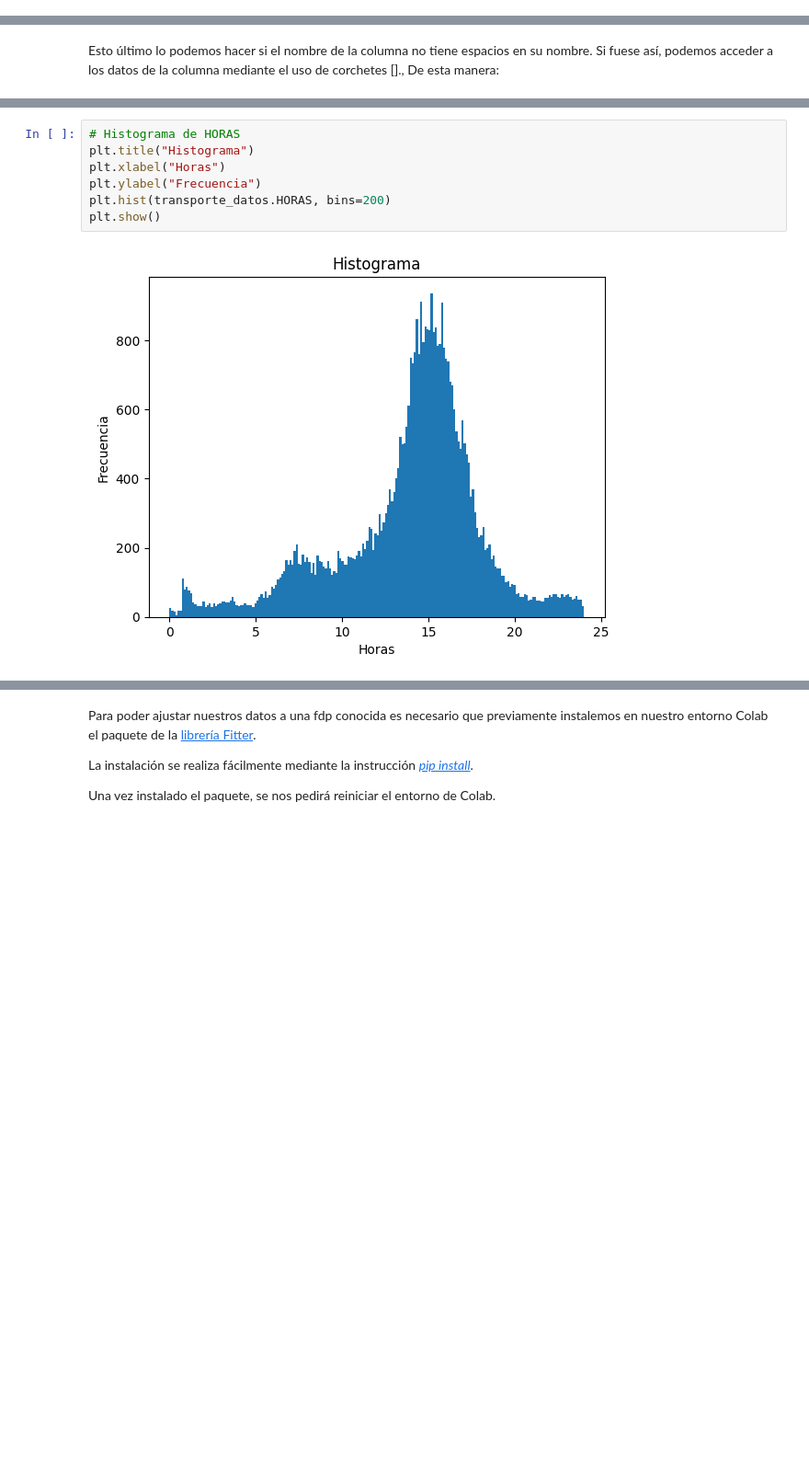
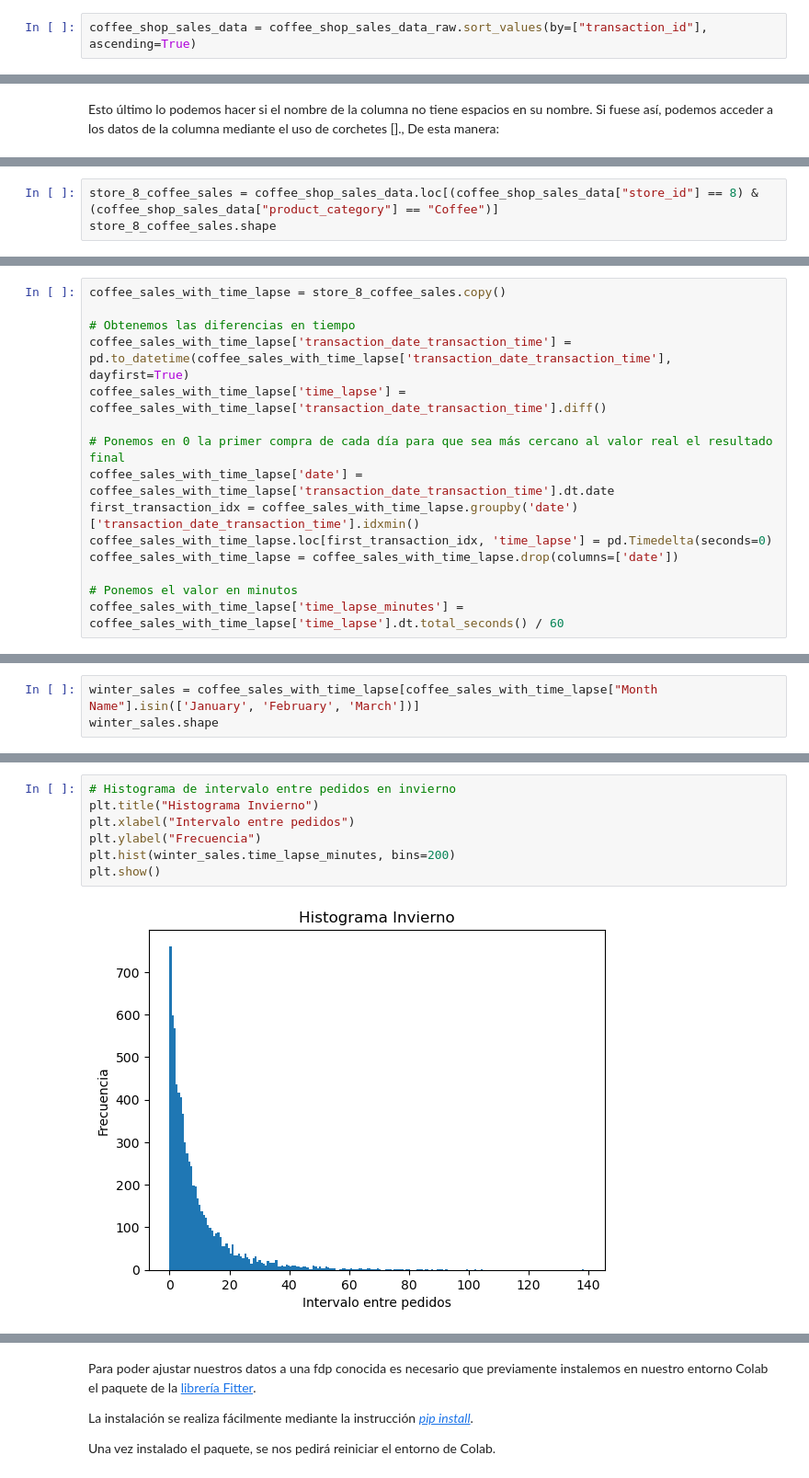
Before and after one commit to AgusBazzi/coffee_shop_sales_simulation, a Jupyter notebook: notebooks/coffee_shop_sales.ipynb, the cells around one changed output, grey strips where cells are left out. Shown at 92% size. Saved outputs shown, nothing was run; the diff lists cells and outputs as text; blank space fills up the shorter version.

```diff
--- a/notebooks/coffee_shop_sales.ipynb
+++ b/notebooks/coffee_shop_sales.ipynb
@@ -70,3 +61,5 @@ transporte_datos.shape
+# %%
+coffee_shop_sales_data = coffee_shop_sales_data_raw.sort_values(by=["transaction_id"], ascending=True)
 # %% [markdown]
 Podemos ver el contenido de los primeros registros del DataFrame mediante la función  [*head()*](https://pandas.pydata.org/docs/reference/api/pandas.DataFrame.head.html)
 
@@ -165,0 +176,3 @@ Name: HORAS, Length: 43422, dtype: float64
+# %%
+store_8_coffee_sales = coffee_shop_sales_data.loc[(coffee_shop_sales_data["store_id"] == 8) & (coffee_shop_sales_data["product_category"] == "Coffee")]
+store_8_coffee_sales.shape
@@ -165,0 +183,15 @@ Name: HORAS, Length: 43422, dtype: float64
+# %%
+coffee_sales_with_time_lapse = store_8_coffee_sales.copy()
+
+# Obtenemos las diferencias en tiempo
+coffee_sales_with_time_lapse['transaction_date_transaction_time'] = pd.to_datetime(coffee_sales_with_time_lapse['transaction_date_transaction_time'], dayfirst=True)
+coffee_sales_with_time_lapse['time_lapse'] = coffee_sales_with_time_lapse['transaction_date_transaction_time'].diff()
+
+# Ponemos en 0 la primer compra de cada día para que sea más cercano al valor real el resultado final
+coffee_sales_with_time_lapse['date'] = coffee_sales_with_time_lapse['transaction_date_transaction_time'].dt.date
+first_transaction_idx = coffee_sales_with_time_lapse.groupby('date')['transaction_date_transaction_time'].idxmin()
+coffee_sales_with_time_lapse.loc[first_transaction_idx, 'time_lapse'] = pd.Timedelta(seconds=0)
+coffee_sales_with_time_lapse = coffee_sales_with_time_lapse.drop(columns=['date'])
+
+# Ponemos el valor en minutos
+coffee_sales_with_time_lapse['time_lapse_minutes'] = coffee_sales_with_time_lapse['time_lapse'].dt.total_seconds() / 60
@@ -165,0 +230,3 @@ Name: HORAS, Length: 43422, dtype: float64
+# %%
+winter_sales = coffee_sales_with_time_lapse[coffee_sales_with_time_lapse["Month Name"].isin(['January', 'February', 'March'])]
+winter_sales.shape
@@ -172,9 +248,9 @@ Para construir este gráfico utilizamos la función hist de Matplotlib y pasamos
 # %%
-# Histograma de HORAS
-plt.title("Histograma")
-plt.xlabel("Horas")
+# Histograma de intervalo entre pedidos en invierno
+plt.title("Histograma Invierno")
+plt.xlabel("Intervalo entre pedidos")
 plt.ylabel("Frecuencia")
-plt.hist(transporte_datos.HORAS, bins=200)
+plt.hist(winter_sales.time_lapse_minutes, bins=200)
 plt.show()
 # %% [output]
-[figure, old version]
+[figure, new version]
```
Also changed, not shown: parts of 76 cells of this notebook, 7 other files.
